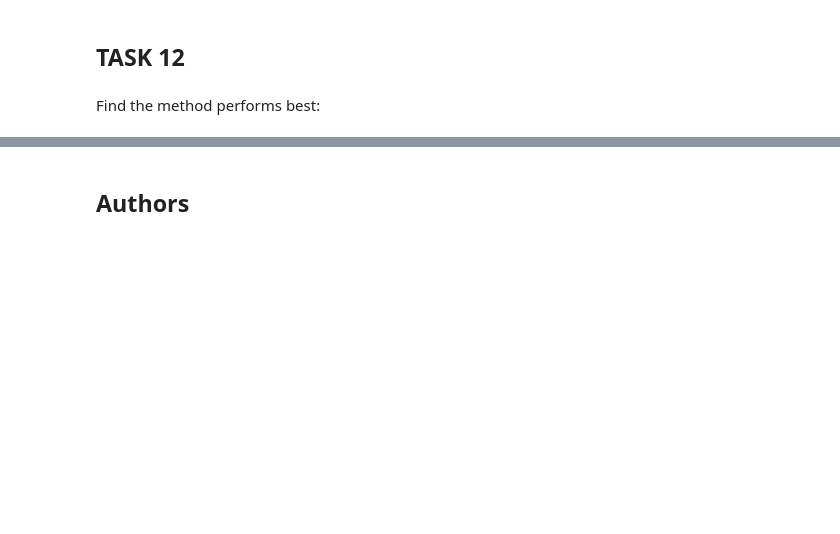
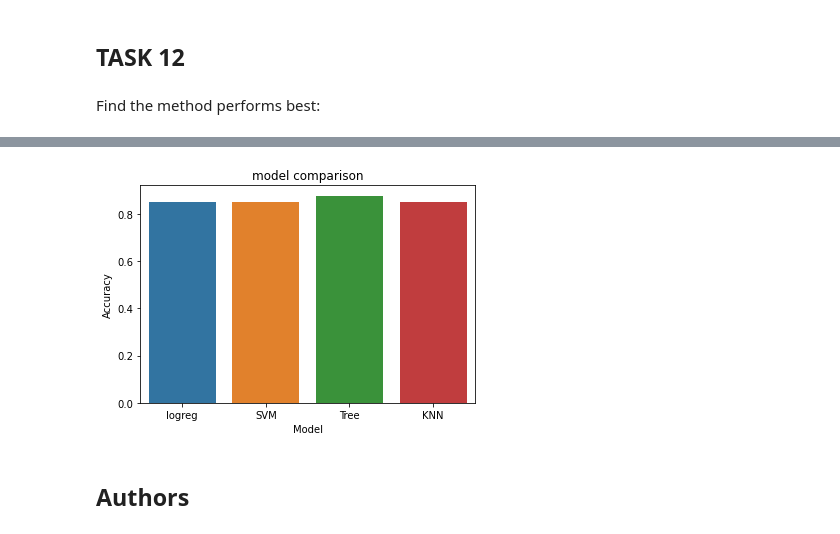
Before and after one commit to JanAntoine/Data-Science-Capstone-Space-Y, a Jupyter notebook: ML prediction.ipynb, the cells around one changed output, grey strips where cells are left out. Saved outputs shown, nothing was run; the diff lists cells and outputs as text; code cells hidden in the pictures; blank space fills up the shorter version.

```diff
--- a/ML prediction.ipynb
+++ b/ML prediction.ipynb
@@ -239,7 +240,8 @@ accuracy : 0.8482142857142856
 # %% [markdown]
 Calculate the accuracy on the test data using the method <code>score</code>:
 # %%
-svm_cv.score(X_test, Y_test)
+svm_score = svm_cv.score(X_test, Y_test)
+svm_score
 # %% [output]
 0.8333333333333334
 # %% [markdown]
@@ -284,5 +286,6 @@ accuracy : 0.8892857142857145
 # %% [markdown]
 Calculate the accuracy of tree_cv on the test data using the method <code>score</code>:
 # %%
-tree_cv.score(X_test, Y_test)
+tree_score = tree_cv.score(X_test, Y_test)
+tree_score
 # %% [output]
@@ -323,7 +326,8 @@ accuracy : 0.8482142857142858
 # %% [markdown]
 Calculate the accuracy of tree_cv on the test data using the method <code>score</code>:
 # %%
-knn_cv.score(X_test, Y_test)
+knn_score = knn_cv.score(X_test, Y_test)
+knn_score
 # %% [output]
 0.8333333333333334
 # %% [markdown]
@@ -341,0 +344,7 @@ Based on the data above knn, svm en logreg work equally well.
+# %%
+model_evaluation = pd.DataFrame([('logreg' , logreg_score, logreg_cv.best_score_),
+                                 ('SVM', svm_score, svm_cv.best_score_),
+                                 ('Tree', tree_score, tree_cv.best_score_),
+                                 ('KNN', knn_score, knn_cv.best_score_)],
+                                columns = ('models', 'accuracy_test', 'accuracy_train'))
+model_evaluation.head()
@@ -342,3 +357,14 @@ Based on the data above knn, svm en logreg work equally well.
+# %%
+
+sns.barplot(data=model_evaluation, x='models', y='accuracy_train')
+
+plt.title('model comparison')
+plt.xlabel('Model', fontsize=10)
+plt.ylabel('Accuracy', fontsize = 10)
+
+plt.show()
+# %% [output]
+[figure, added]
 # %% [markdown]
 ## Authors
 # %% [markdown]
```
Also changed, not shown: parts of 6 cells of this notebook.
